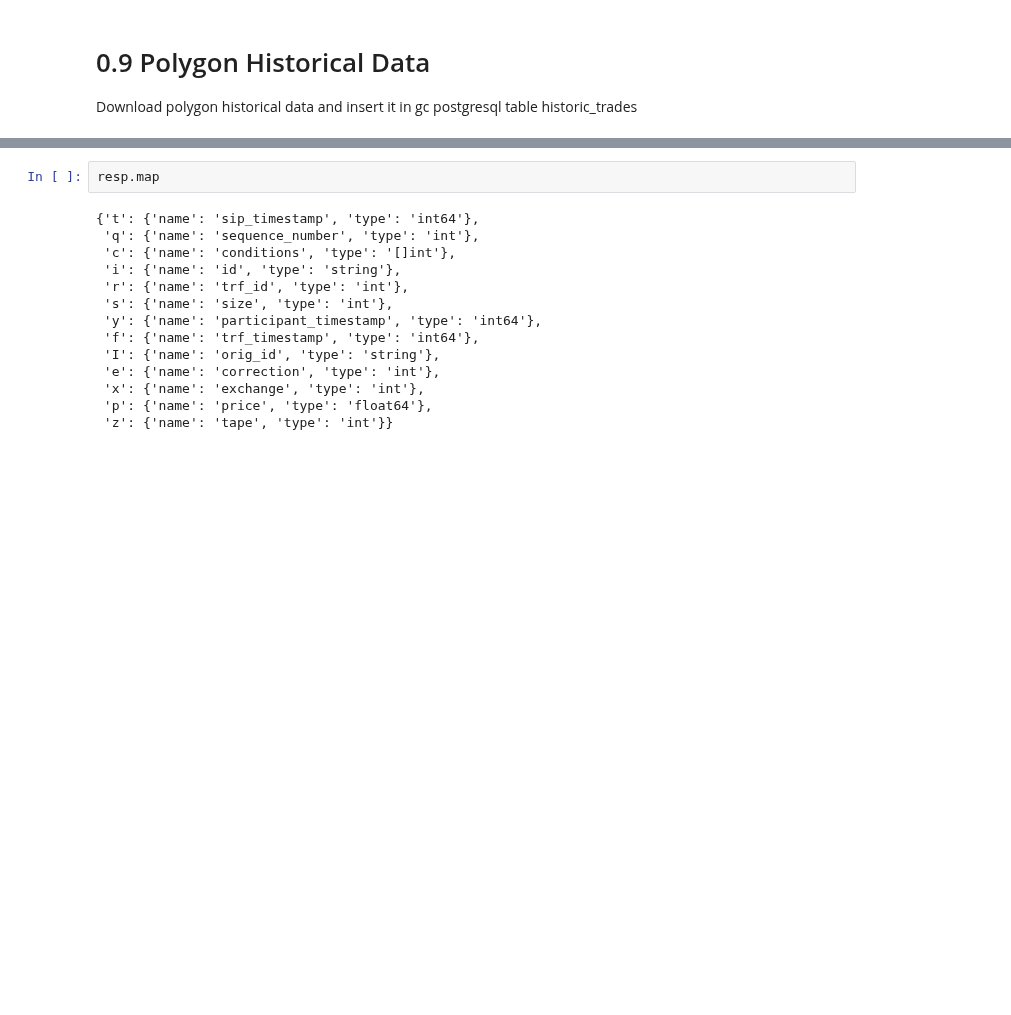
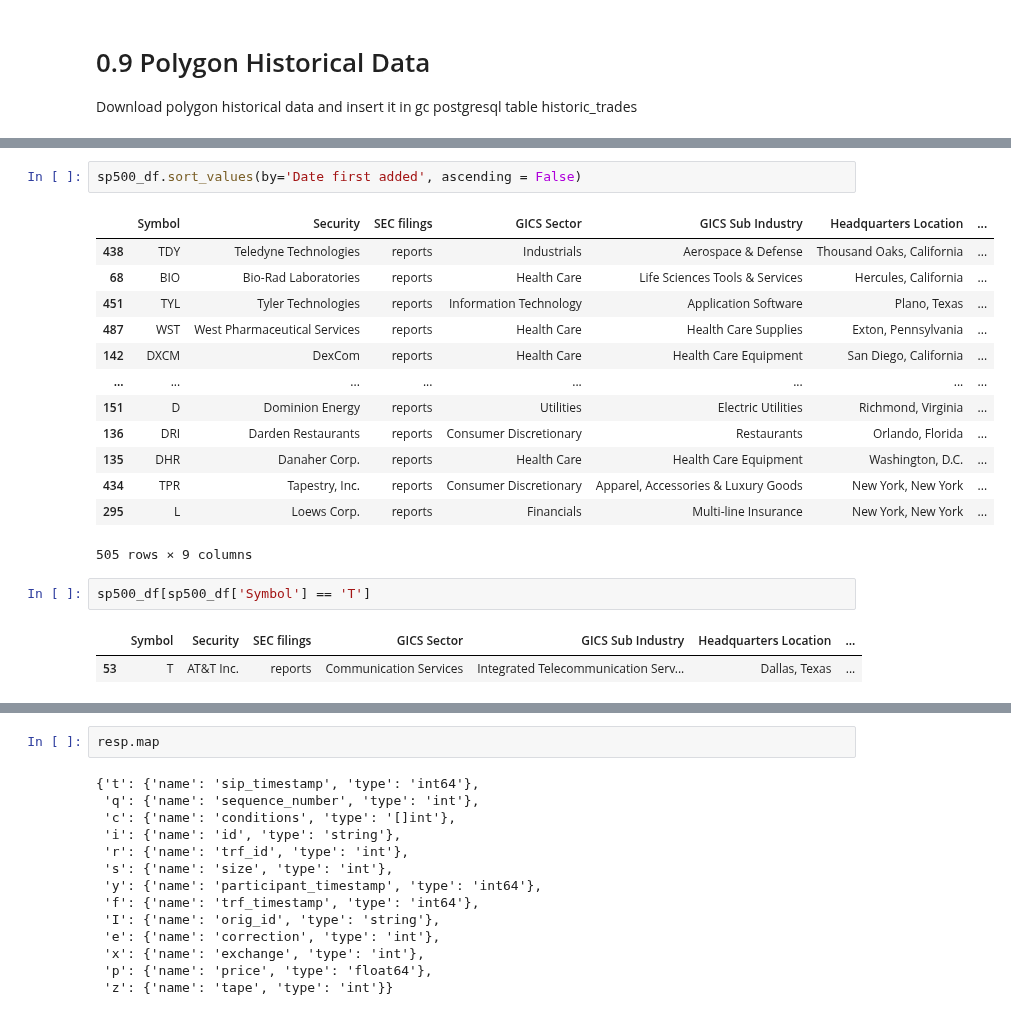
Before and after one commit to MarkPopovich/financial-ml, a Jupyter notebook: 0-Exploration/0.9 Polygon Historical Data.ipynb, the cells around one changed output, grey strips where cells are left out. Drawn from its saved outputs; the diff is of its cells as text; blank space fills up the shorter version.

```diff
--- a/0-Exploration/0.9 Polygon Historical Data.ipynb
+++ b/0-Exploration/0.9 Polygon Historical Data.ipynb
@@ -17,0 +150,21 @@ resp
+# %%
+sp500_df.sort_values(by='Date first added', ascending = False)
+# %% [output]
+|  | Symbol | Security | SEC filings | GICS Sector | GICS Sub Industry | Headquarters Location | ... |
+| 438 | TDY | Teledyne Technologies | reports | Industrials | Aerospace & Defense | Thousand Oaks, California | ... |
+| 68 | BIO | Bio-Rad Laboratories | reports | Health Care | Life Sciences Tools & Services | Hercules, California | ... |
+| 451 | TYL | Tyler Technologies | reports | Information Technology | Application Software | Plano, Texas | ... |
+| 487 | WST | West Pharmaceutical Services | reports | Health Care | Health Care Supplies | Exton, Pennsylvania | ... |
+| 142 | DXCM | DexCom | reports | Health Care | Health Care Equipment | San Diego, California | ... |
+| ... | ... | ... | ... | ... | ... | ... | ... |
+| 151 | D | Dominion Energy | reports | Utilities | Electric Utilities | Richmond, Virginia | ... |
+| 136 | DRI | Darden Restaurants | reports | Consumer Discretionary | Restaurants | Orlando, Florida | ... |
+| 135 | DHR | Danaher Corp. | reports | Health Care | Health Care Equipment | Washington, D.C. | ... |
+| 434 | TPR | Tapestry, Inc. | reports | Consumer Discretionary | Apparel, Accessories & Luxury Goods | New York, New York | ... |
+| 295 | L | Loews Corp. | reports | Financials | Multi-line Insurance | New York, New York | ... |
+505 rows × 9 columns
+# %%
+sp500_df[sp500_df['Symbol'] == 'T']
+# %% [output]
+|  | Symbol | Security | SEC filings | GICS Sector | GICS Sub Industry | Headquarters Location | ... |
+| 53 | T | AT&T Inc. | reports | Communication Services | Integrated Telecommunication Serv... | Dallas, Texas | ... |
```
Also changed, not shown: parts of 19 cells of this notebook, 20 other files.
